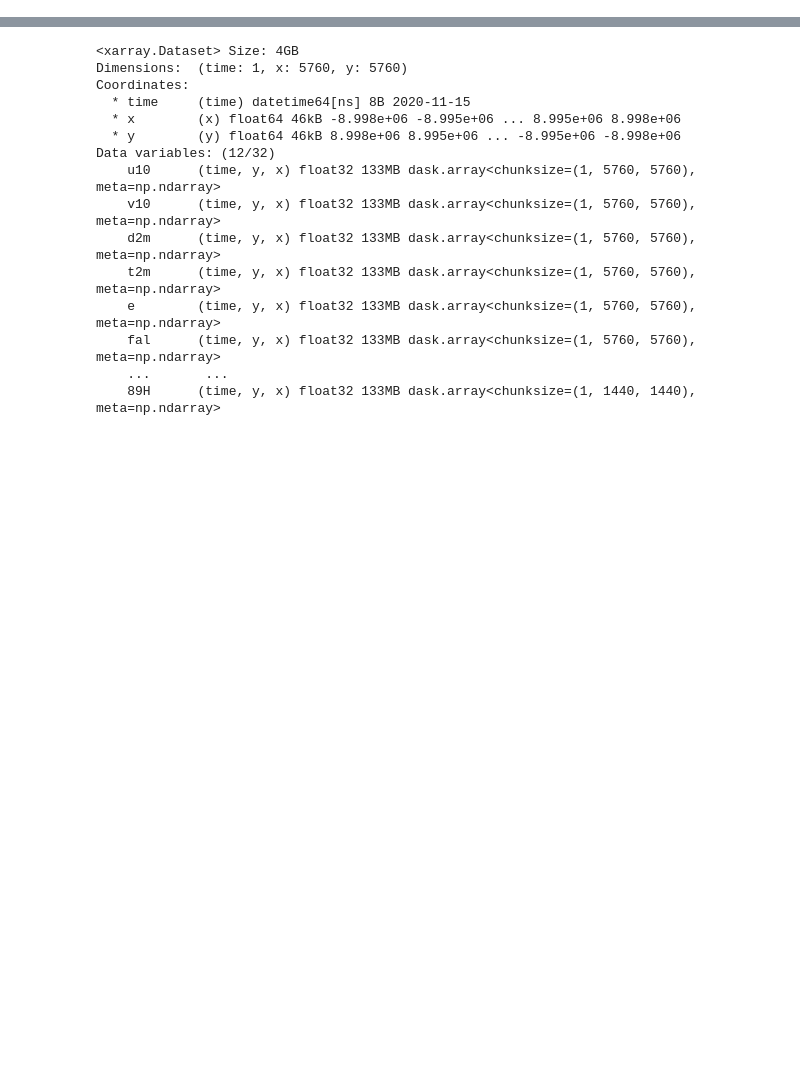
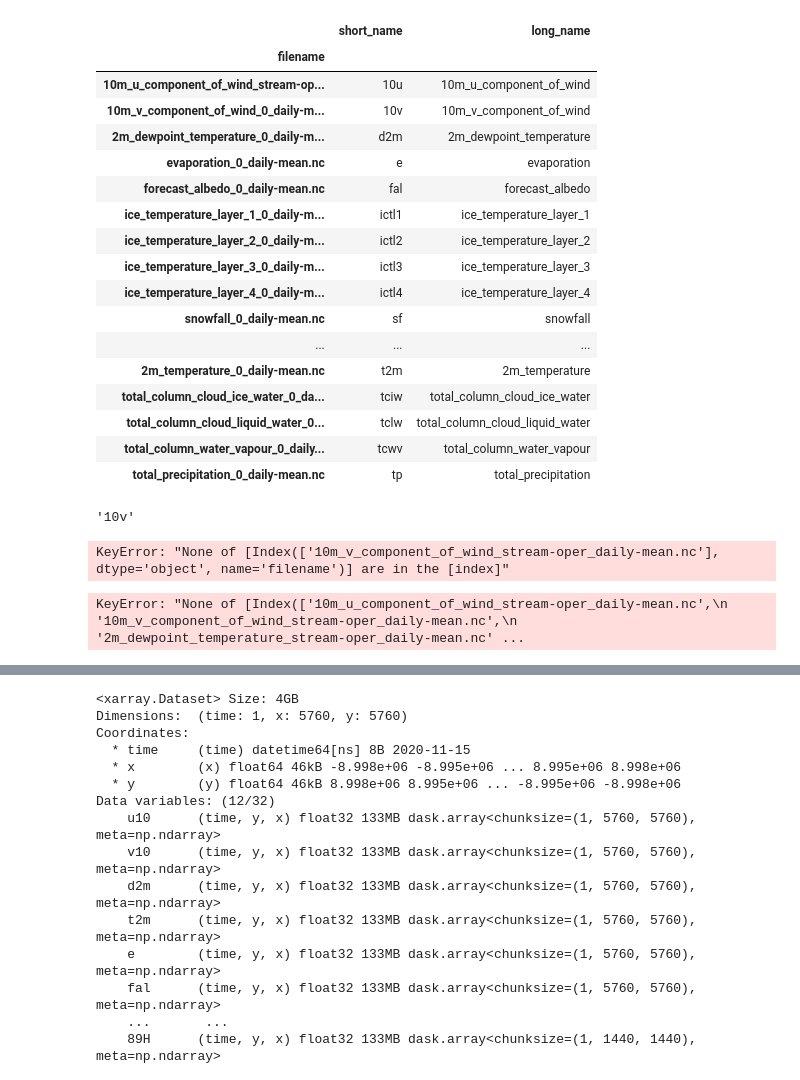
Before and after one commit to EHTellefsen/Arctic_Snow_Products, a Jupyter notebook: notebooks/create_train_set_testing.ipynb, the cells around one changed output, grey strips where cells are left out. Cells and saved outputs as stored; diff of their text form; code cells hidden in the pictures; blank space fills up the shorter version.

```diff
--- a/notebooks/create_train_set_testing.ipynb
+++ b/notebooks/create_train_set_testing.ipynb
@@ -8,0 +94,28 @@ sys.path.insert(0, str(project_root))
+# %%
+ERA5_dict = yaml.safe_load(open('configs/ERA5_variable_dictionary.yaml'))
+# %%
+import pandas as pd
+ERA5_dict_df = pd.DataFrame(ERA5_dict).T
+ERA5_dict_df.index.name = 'short_name'
+ERA5_dict_df=ERA5_dict_df.reset_index()
+ERA5_dict_df = ERA5_dict_df.set_index('filename')
+ERA5_dict_df
+# %% [output]
+|  | short_name | long_name |
+| filename |  |  |
+| 10m_u_component_of_wind_stream-op... | 10u | 10m_u_component_of_wind |
+| 10m_v_component_of_wind_0_daily-m... | 10v | 10m_v_component_of_wind |
+| 2m_dewpoint_temperature_0_daily-m... | d2m | 2m_dewpoint_temperature |
+| evaporation_0_daily-mean.nc | e | evaporation |
+| forecast_albedo_0_daily-mean.nc | fal | forecast_albedo |
+| ice_temperature_layer_1_0_daily-m... | ictl1 | ice_temperature_layer_1 |
+| ice_temperature_layer_2_0_daily-m... | ictl2 | ice_temperature_layer_2 |
+| ice_temperature_layer_3_0_daily-m... | ictl3 | ice_temperature_layer_3 |
+| ice_temperature_layer_4_0_daily-m... | ictl4 | ice_temperature_layer_4 |
+| snowfall_0_daily-mean.nc | sf | snowfall |
+| ... | ... | ... |
+| 2m_temperature_0_daily-mean.nc | t2m | 2m_temperature |
+| total_column_cloud_ice_water_0_da... | tciw | total_column_cloud_ice_water |
+| total_column_cloud_liquid_water_0... | tclw | total_column_cloud_liquid_water |
+| total_column_water_vapour_0_daily... | tcwv | total_column_water_vapour |
+| total_precipitation_0_daily-mean.nc | tp | total_precipitation |
@@ -8,0 +126,15 @@ sys.path.insert(0, str(project_root))
+# %%
+ERA5_dict_df.loc[b]['short_name']
+# %% [output]
+'10v'
+# %%
+ERA5_dict_df.loc[['10m_v_component_of_wind_stream-oper_daily-mean.nc']]
+# %% [output]
+KeyError: "None of [Index(['10m_v_component_of_wind_stream-oper_daily-mean.nc'], dtype='object', name='filename')] are in the [index]"
+# %%
+import numpy as np
+test = ['10m_u_component_of_wind_stream-oper_daily-mean.nc','10m_v_component_of_wind_stream-oper_daily-mean.nc','2m_dewpoint_temperature_stream-oper_daily-mean.nc']
+
+ERA5_dict_df[pd.Series(test)]
+# %% [output]
+KeyError: "None of [Index(['10m_u_component_of_wind_stream-oper_daily-mean.nc',\n       '10m_v_component_of_wind_stream-oper_daily-mean.nc',\n       '2m_dewpoint_temperature_stream-oper_daily-mean.nc' ...
```
Also changed, not shown: parts of 13 cells of this notebook, 11 other files.
